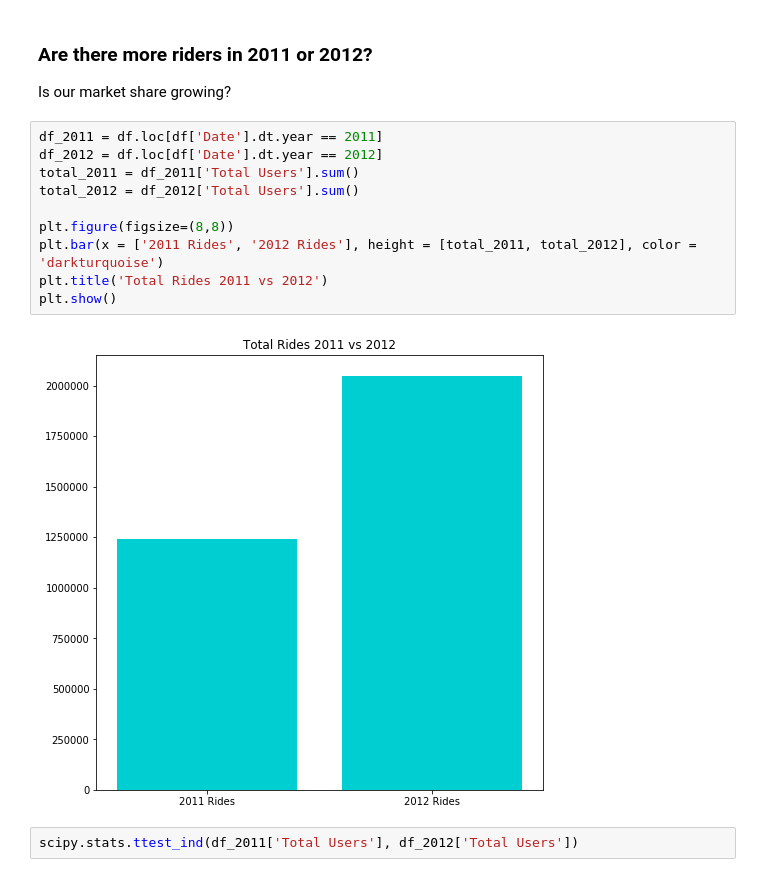
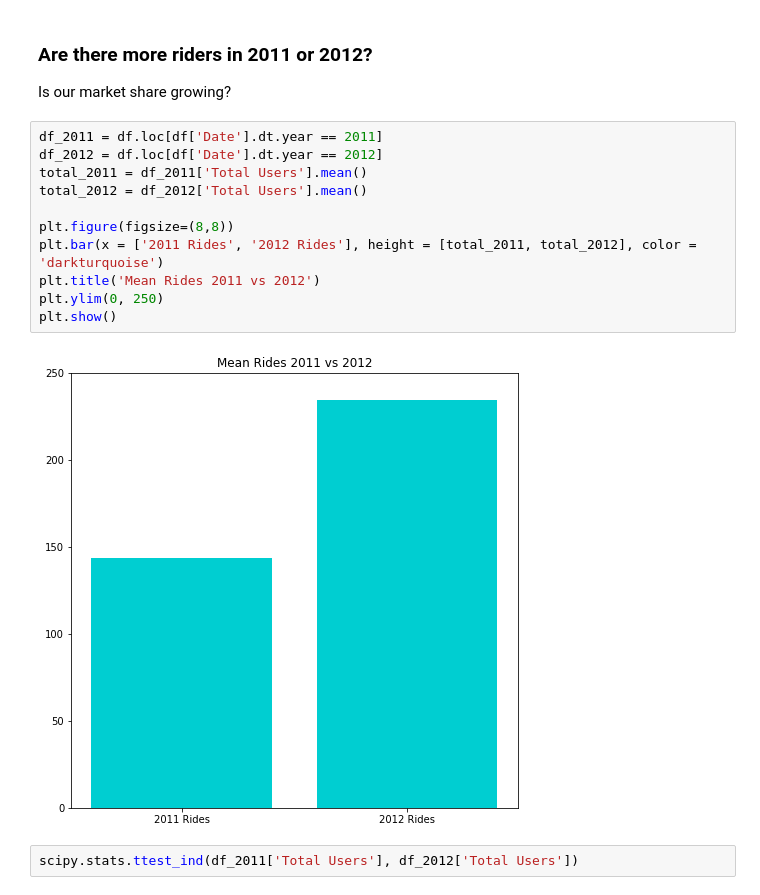
Before and after one commit to ArenCarpenter/Predicting_Bike_Ridership, a Jupyter notebook: 02_Hypothesis_Testing.ipynb, the cells around one changed output. Drawn from its saved outputs; the diff is of its cells as text.

```diff
--- a/02_Hypothesis_Testing.ipynb
+++ b/02_Hypothesis_Testing.ipynb
@@ -109,15 +110,16 @@ Is our market share growing?
 # %%
 df_2011 = df.loc[df['Date'].dt.year == 2011]
 df_2012 = df.loc[df['Date'].dt.year == 2012]
-total_2011 = df_2011['Total Users'].sum()
-total_2012 = df_2012['Total Users'].sum()
+total_2011 = df_2011['Total Users'].mean()
+total_2012 = df_2012['Total Users'].mean()
 
 plt.figure(figsize=(8,8))
 plt.bar(x = ['2011 Rides', '2012 Rides'], height = [total_2011, total_2012], color = 'darkturquoise')
-plt.title('Total Rides 2011 vs 2012')
+plt.title('Mean Rides 2011 vs 2012')
+plt.ylim(0, 250)
 plt.show()
 # %% [output]
-[figure, old version]
+[figure, new version]
 # %%
 scipy.stats.ttest_ind(df_2011['Total Users'], df_2012['Total Users'])
 # %% [output]
```
Also changed, not shown: parts of 3 cells of this notebook, 2 other files.
